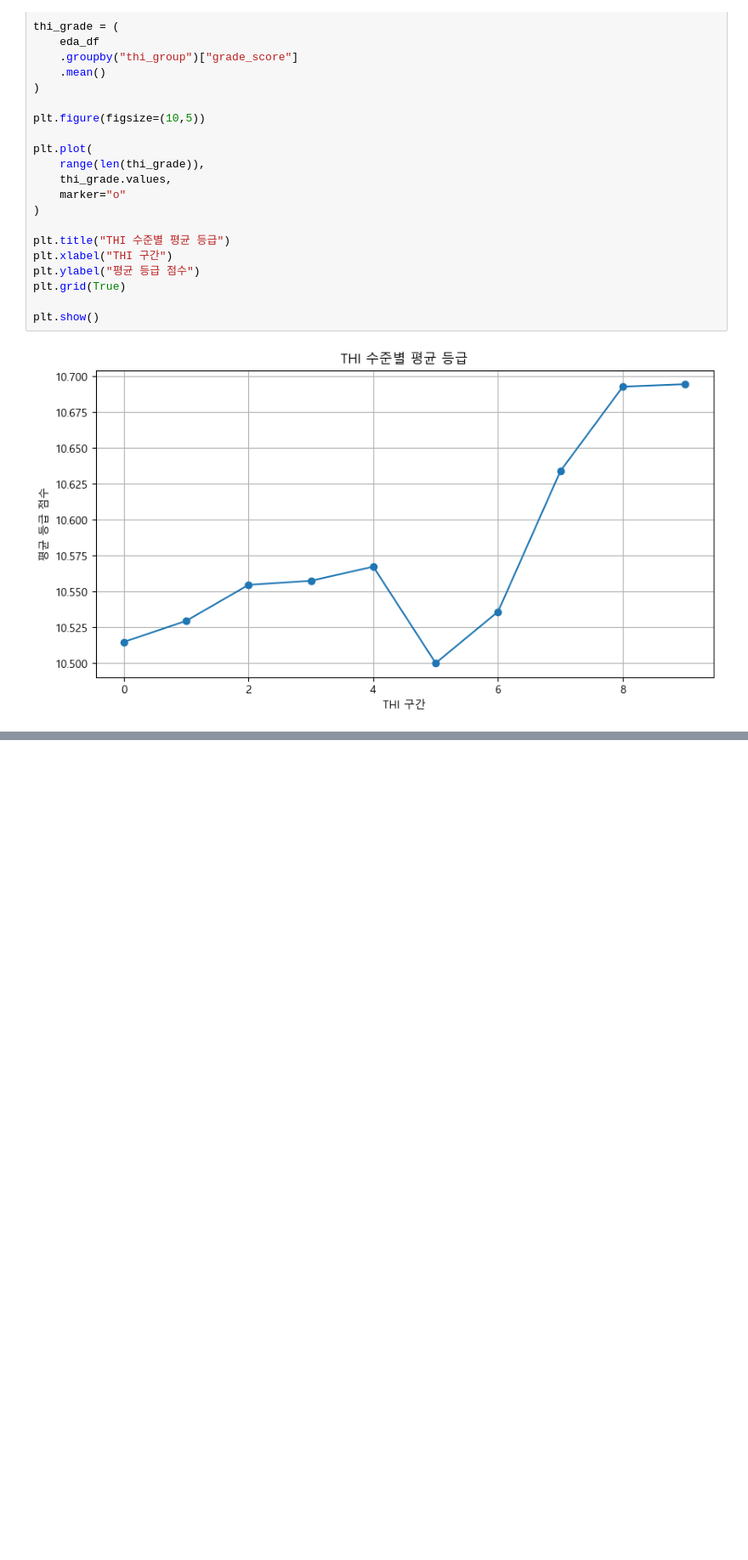
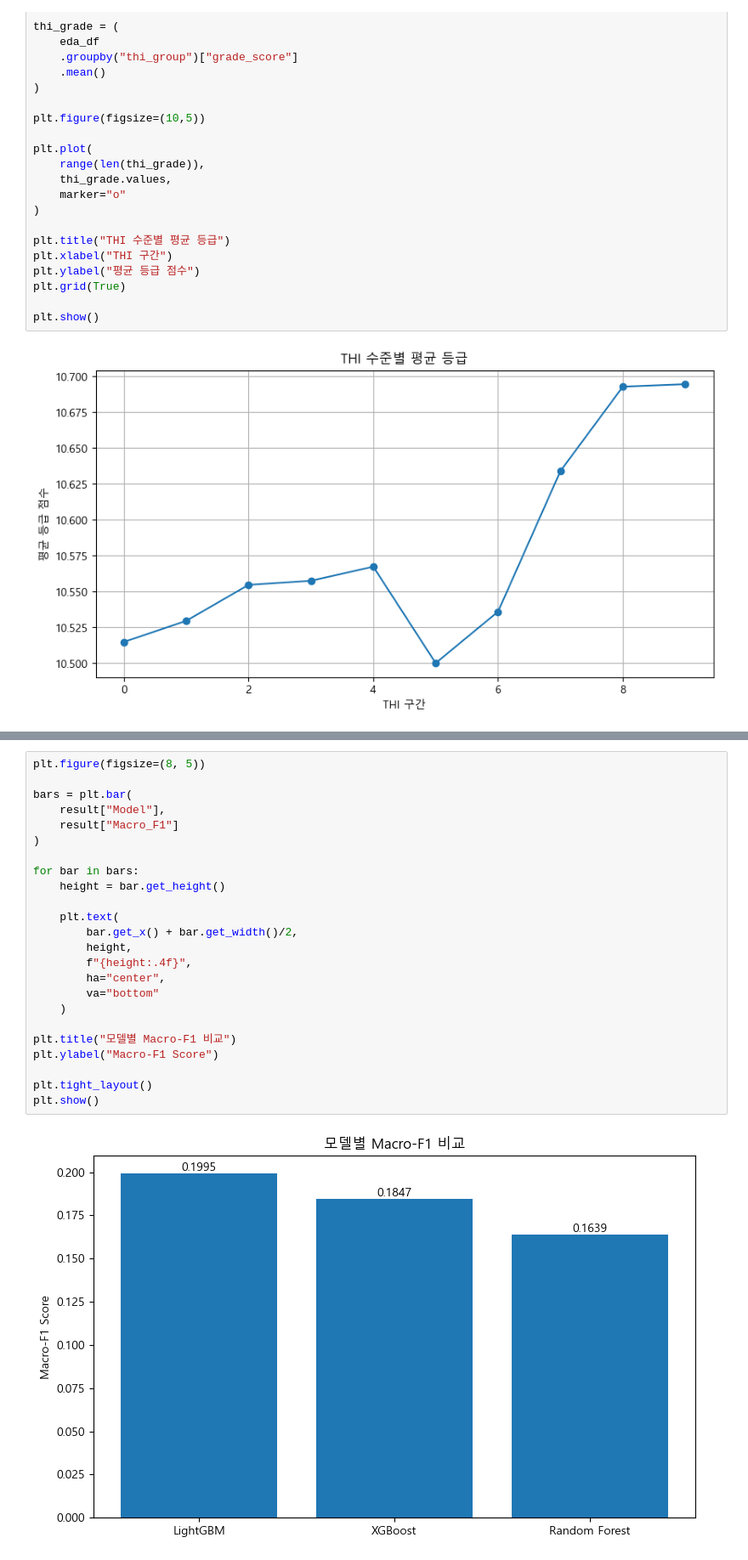
Before and after one commit to PR-log/data_mining_team_project, a Jupyter notebook: light GBM 테스트.ipynb, the cells around one changed output, grey strips where cells are left out. Shown: that part at 85% size. Drawn from its saved outputs; the diff is of its cells as text; blank space fills up the shorter version.

```diff
--- a/light GBM 테스트.ipynb
+++ b/light GBM 테스트.ipynb
@@ -463,0 +686,26 @@ plt.show()
+# %%
+plt.figure(figsize=(8, 5))
+
+bars = plt.bar(
+    result["Model"],
+    result["Macro_F1"]
+)
+
+for bar in bars:
+    height = bar.get_height()
+
+    plt.text(
+        bar.get_x() + bar.get_width()/2,
+        height,
+        f"{height:.4f}",
+        ha="center",
+        va="bottom"
+    )
+
+plt.title("모델별 Macro-F1 비교")
+plt.ylabel("Macro-F1 Score")
+
+plt.tight_layout()
+plt.show()
+# %% [output]
+[figure, added]
```
Also changed, not shown: parts of 10 cells of this notebook.
